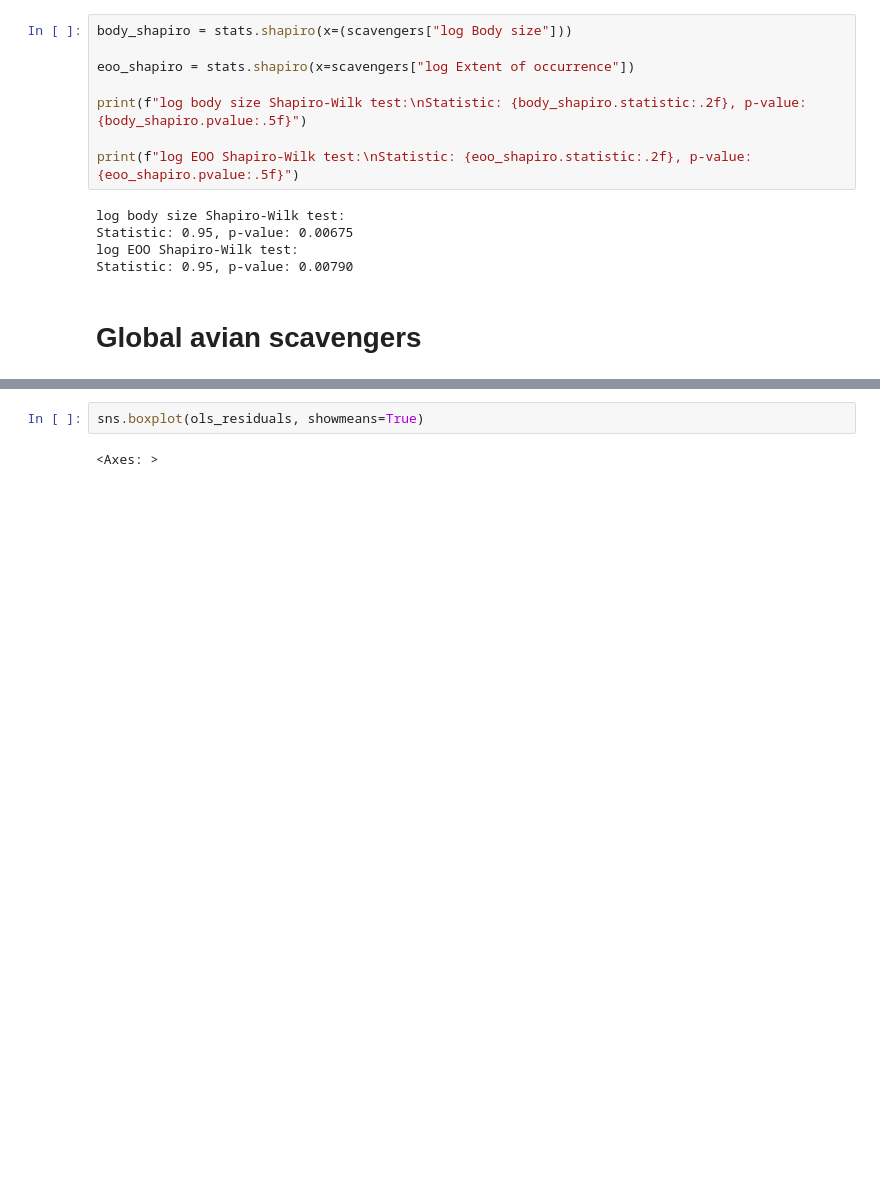
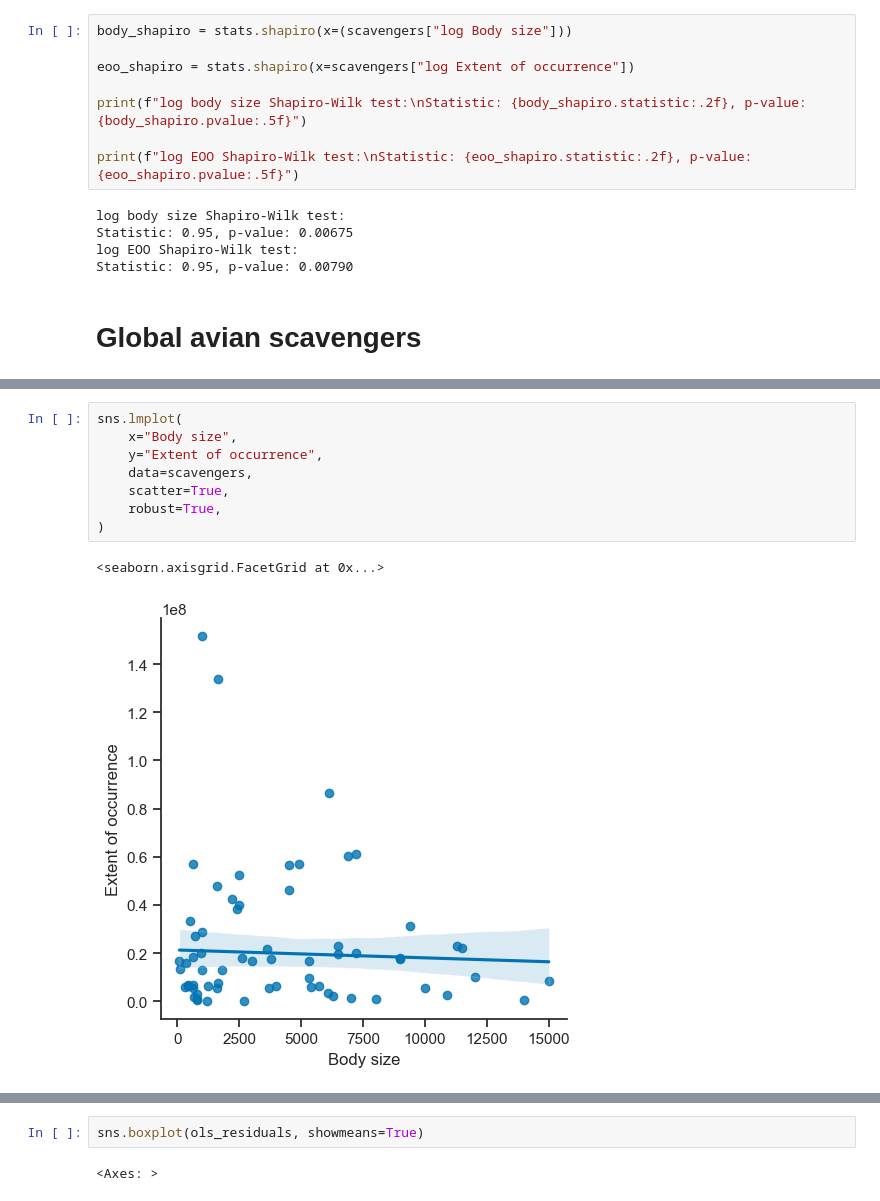
Before and after one commit to TheMightiestCrab/Macroecology, a Jupyter notebook: code/spare code.ipynb, the cells around one changed output, grey strips where cells are left out. Cells and saved outputs as stored; diff of their text form; blank space fills up the shorter version.

```diff
--- a/code/spare code.ipynb
+++ b/code/spare code.ipynb
@@ -109 +128,12 @@ ols_model = sm.OLS(y, x).fit()
+# %%
+sns.lmplot(
+    x="Body size",
+    y="Extent of occurrence",
+    data=scavengers,
+    scatter=True,
+    robust=True,
+)
+# %% [output]
+<seaborn.axisgrid.FacetGrid at 0x...>
+[figure, added]
 # %%
```
Also changed, not shown: parts of 17 cells of this notebook, 1 other file.
